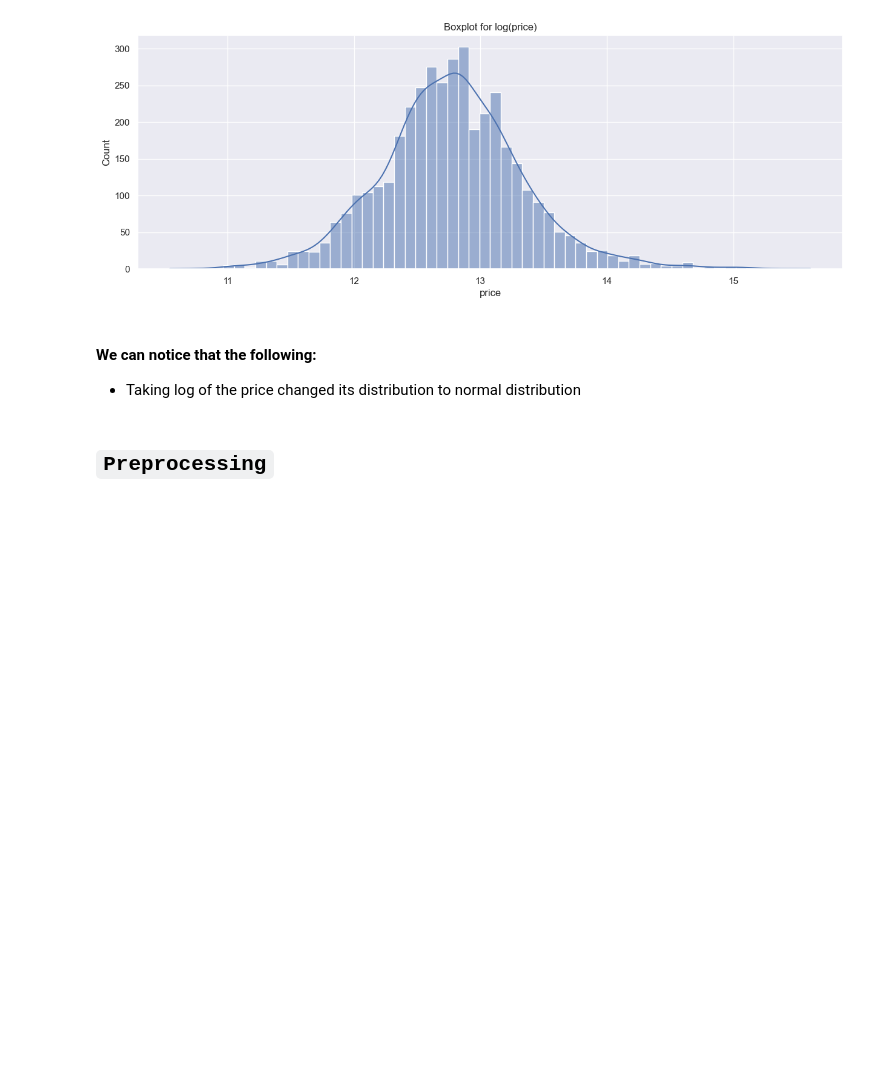
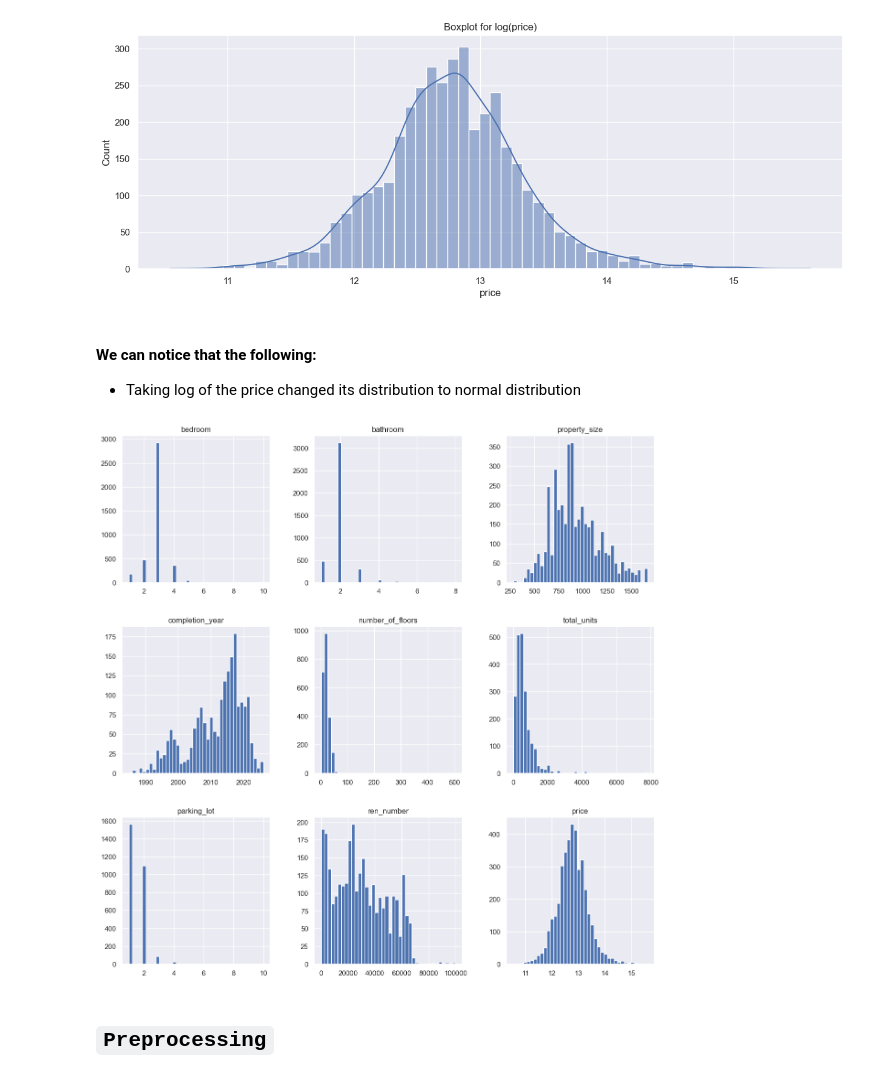
Before and after one commit to aahmedsherif/FinalProject, a Jupyter notebook: script.ipynb, the cells around one changed output. Drawn from its saved outputs; the diff is of its cells as text; code cells hidden in the pictures; blank space fills up the shorter version.

```diff
--- a/script.ipynb
+++ b/script.ipynb
@@ -707,3 +707,8 @@ plt.show()
 # %% [markdown]
 #### We can notice that the following:
 - Taking log of the price changed its distribution to normal distribution
+# %%
+df.hist(bins=40, figsize=(15,15))
+plt.show()
+# %% [output]
+[figure, added]
```
Also changed, not shown: parts of 14 cells of this notebook.
